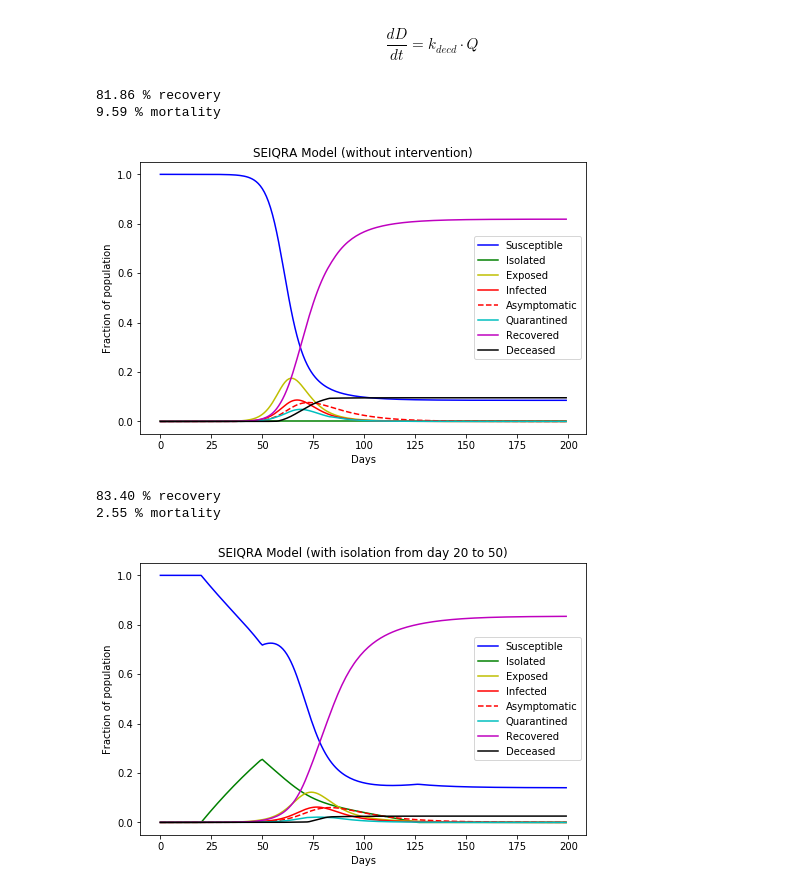
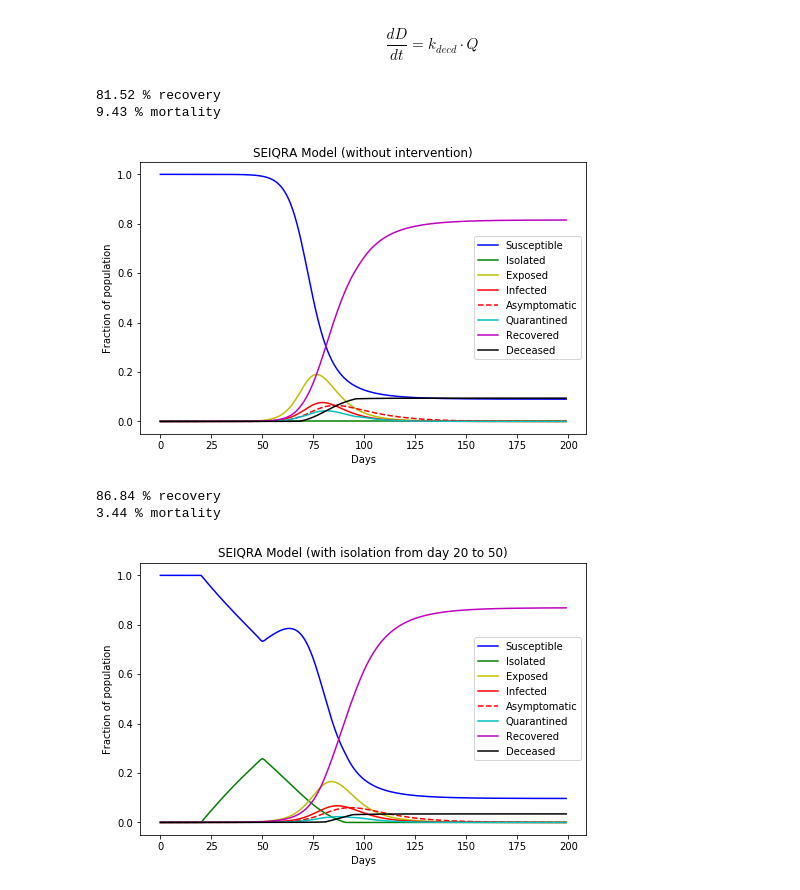
Before and after one commit to kmuldrew/covid19, a Jupyter notebook: covid19 SEIQRA model.ipynb, the cells around one changed output. Cells and saved outputs as stored; diff of their text form; code cells hidden in the pictures.

```diff
--- a/covid19 SEIQRA model.ipynb
+++ b/covid19 SEIQRA model.ipynb
@@ -66,15 +67,15 @@ def dE_dt(N, S, E, I, A, R_0, T_inf, T_inc, asymp):
     if I < (1 / (N*1.5)): # need at least 1 infected person to spread disease (or 1.5 ? wtf)
         return -(E / T_inc)
     else:
-        return ((R_0 / T_inf) * (I + A) * S) - (E / T_inc) - (asymp * E) # in from S, out to E & A
+        return ((R_0 / T_inf) * (I + A) * S) - ((1 - asymp) * E / T_inc) - (asymp / T_inc * E) # in from S, out to E & A
 
 # Infected equation (people who are sick and infectious)
 def dI_dt(I, E, T_inc, T_inf):
-    return (E / T_inc) - (I / T_inf) # in from E, out to Q
+    return ((1 - asymp) * E / T_inc) - (I / T_inf) # in from E, out to Q
 
 # Asymptomatic/Infectious equation (people who are asymptomatic and infectious)
 def dA_dt(A, E, T_clr, asymp):
-    return (asymp * E) - (A / T_clr) # in from E, out to R
+    return (asymp / T_inc * E) - (A / T_clr) # in from E, out to R
 
 # Quarantined equation (people who are sick but quarantined)
 def dQ_dt(I, Q, T_inf, k_recv, k_decd,ICU_overload):
@@ -143,24 +144,24 @@ def plot_model(solution, title='SEIR model'):
 # %%
 T_inc = 5.5  # average incubation period
 T_inf = 2.9  # average infectious period before quarantine
 T_clr = 14.0 # average clearance period for asymptomatics
 k_recv = 0.5  # recovery rate
 k_decd = 0.01  # mortality rate
 R_0 = 2.9  # reproduction number
 alpha_t = 0  # isolation coeff
-asymp = 0.05 # exposed to asymptomatic coeff
+asymp = 0.2 # proportion of infected who are asymptomatic
 ICU_overload = 0.02 # threshold where hospitals can't keep up
 
 sol = solve_ivp(SEIR_model, [0, max_days], [a, b, c, d, e, f, g, h], args=(R_0, T_inf, T_inc, T_clr, k_recv, k_decd, alpha_t, asymp, ICU_overload, N),
                 t_eval=np.arange(max_days))
 
 plot_model(sol, 'SEIQRA Model (without intervention)')
 print("{:.2f}".format(sol.y[6][199] * 100),'% recovery')
 print("{:.2f}".format(sol.y[7][199] * 100),'% mortality')
 # %% [output]
-81.86 % recovery
-9.59 % mortality
+81.52 % recovery
+9.43 % mortality
-[figure, old version]
+[figure, new version]
 # %%
 T_inc = 5.5  # average incubation period
 T_inf = 2.9  # average infectious period before quarantine
@@ -187,9 +188,9 @@ plot_model(sol2, f'SEIQRA Model (with isolation from day {intervention_day1} to
 print("{:.2f}".format(sol2.y[6][199] * 100),'% recovery')
 print("{:.2f}".format(sol2.y[7][199] * 100),'% mortality')
 # %% [output]
-83.40 % recovery
-2.55 % mortality
+86.84 % recovery
+3.44 % mortality
-[figure, old version]
+[figure, new version]
 # %%
 max_days = 250
 intervention_day1 = 32
```
Also changed, not shown: parts of 5 cells of this notebook.
